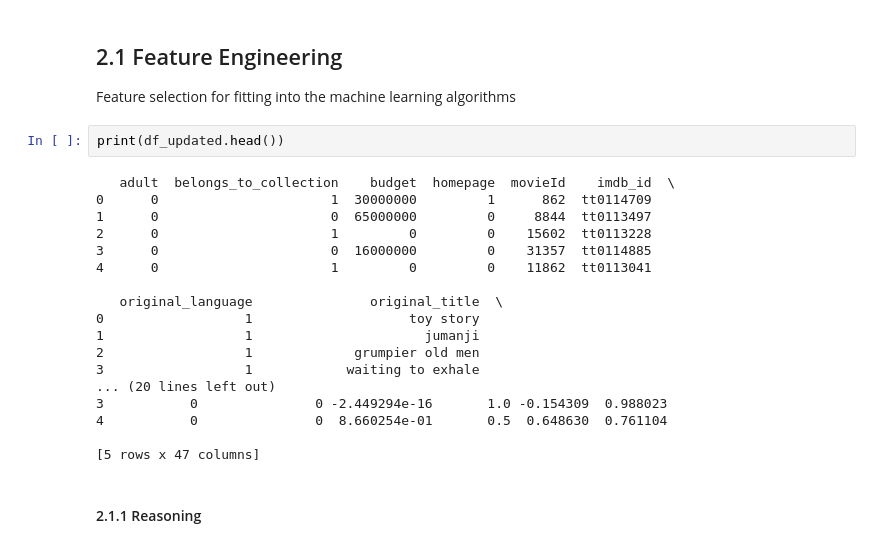
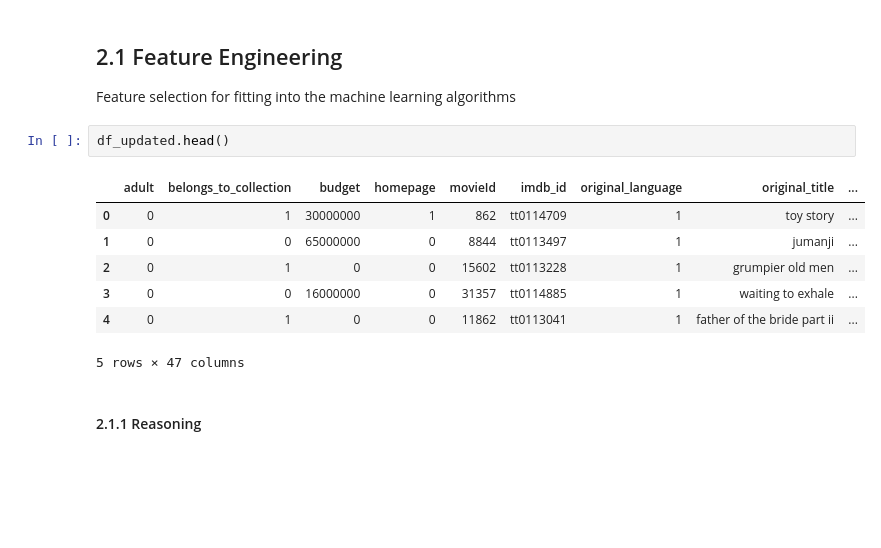
Before and after one commit to s3822042/asm3_pds, a Jupyter notebook: assignment3.ipynb, the cells around one changed output. Cells and saved outputs as stored; diff of their text form; blank space fills up the shorter version.

```diff
--- a/assignment3.ipynb
+++ b/assignment3.ipynb
@@ -651,26 +633,16 @@ df_updated.drop(['month', 'day', 'release_date'],axis=1,inplace=True)
 ## 2.1 Feature Engineering
 
 Feature selection for fitting into the machine learning algorithms
-# %%
-print(df_updated.head())
-# %% [output]
-   adult  belongs_to_collection    budget  homepage  movieId    imdb_id  \
-0      0                      1  30000000         1      862  tt0114709
-1      0                      0  65000000         0     8844  tt0113497
-2      0                      1         0         0    15602  tt0113228
-3      0                      0  16000000         0    31357  tt0114885
-4      0                      1         0         0    11862  tt0113041
-
-   original_language               original_title  \
-0                  1                    toy story
-1                  1                      jumanji
-2                  1             grumpier old men
-3                  1            waiting to exhale
-... (20 lines left out)
-3           0               0 -2.449294e-16       1.0 -0.154309  0.988023
-4           0               0  8.660254e-01       0.5  0.648630  0.761104
-
-[5 rows x 47 columns]
+# %%
+df_updated.head()
+# %% [output]
+|  | adult | belongs_to_collection | budget | homepage | movieId | imdb_id | original_language | original_title | ... |
+| 0 | 0 | 1 | 30000000 | 1 | 862 | tt0114709 | 1 | toy story | ... |
+| 1 | 0 | 0 | 65000000 | 0 | 8844 | tt0113497 | 1 | jumanji | ... |
+| 2 | 0 | 1 | 0 | 0 | 15602 | tt0113228 | 1 | grumpier old men | ... |
+| 3 | 0 | 0 | 16000000 | 0 | 31357 | tt0114885 | 1 | waiting to exhale | ... |
+| 4 | 0 | 1 | 0 | 0 | 11862 | tt0113041 | 1 | father of the bride part ii | ... |
+5 rows × 47 columns
 # %% [markdown]
 #### 2.1.1 Reasoning
 # %%
```
Also changed, not shown: parts of 6 cells of this notebook.
